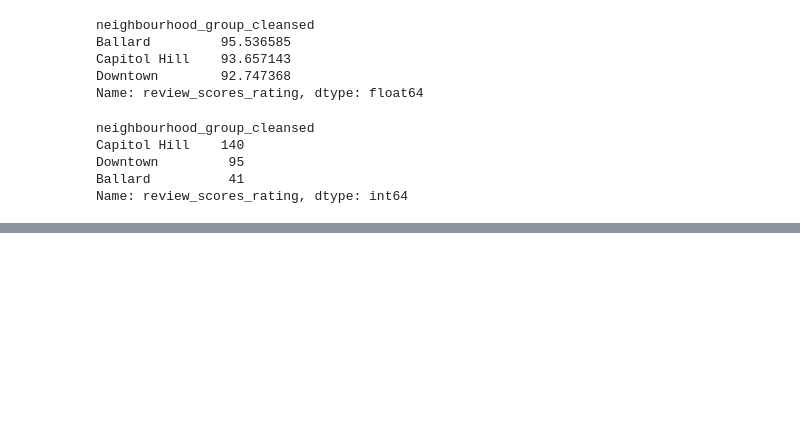
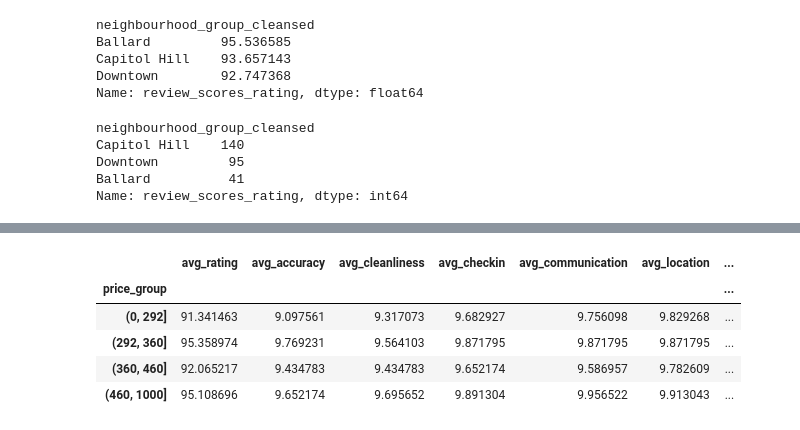
Before and after one commit to yujieguo2018/Seattle_Airbnb, a Jupyter notebook: Project_1_Seattle Airbnb.ipynb, the cells around one changed output, grey strips where cells are left out. Saved outputs shown, nothing was run; the diff lists cells and outputs as text; code cells hidden in the pictures; blank space fills up the shorter version.

```diff
--- a/Project_1_Seattle Airbnb.ipynb
+++ b/Project_1_Seattle Airbnb.ipynb
@@ -199,15 +262,16 @@ list_df4['weekend_total'].quantile([0.25,0.5,0.75])
 Name: weekend_total, dtype: float64
 # %%
+# bucket the price to quantiles
 bins = [0,292,360,460,1000]
-list_df4['price_group'] = pd.cut(list_df4['weekend_total'], bins)
+list_df5['price_group'] = pd.cut(list_df5['weekend_total'], bins)
 # %%
-avg_rating = list_df4.groupby(['price_group'])['review_scores_rating'].mean().rename('avg_rating')
-avg_accuracy = list_df4.groupby(['price_group'])['review_scores_accuracy'].mean().rename('avg_accuracy')
-avg_cleanliness = list_df4.groupby(['price_group'])['review_scores_cleanliness'].mean().rename('avg_cleanliness')
-avg_checkin = list_df4.groupby(['price_group'])['review_scores_checkin'].mean().rename('avg_checkin')
-avg_communication = list_df4.groupby(['price_group'])['review_scores_communication'].mean().rename('avg_communication')
-avg_location = list_df4.groupby(['price_group'])['review_scores_location'].mean().rename('avg_location')
-avg_value = list_df4.groupby(['price_group'])['review_scores_value'].mean().rename('avg_value')
-option_counts = list_df4.groupby(['price_group'])['review_scores_rating'].count().rename('option_counts')
+avg_rating = list_df5.groupby(['price_group'])['review_scores_rating'].mean().rename('avg_rating')
+avg_accuracy = list_df5.groupby(['price_group'])['review_scores_accuracy'].mean().rename('avg_accuracy')
+avg_cleanliness = list_df5.groupby(['price_group'])['review_scores_cleanliness'].mean().rename('avg_cleanliness')
+avg_checkin = list_df5.groupby(['price_group'])['review_scores_checkin'].mean().rename('avg_checkin')
+avg_communication = list_df5.groupby(['price_group'])['review_scores_communication'].mean().rename('avg_communication')
+avg_location = list_df5.groupby(['price_group'])['review_scores_location'].mean().rename('avg_location')
+avg_value = list_df5.groupby(['price_group'])['review_scores_value'].mean().rename('avg_value')
+option_counts = list_df5.groupby(['price_group'])['review_scores_rating'].count().rename('option_counts')
 # %%
-list_df5 = pd.concat([avg_rating,avg_accuracy,avg_cleanliness,avg_checkin,avg_communication,avg_location,avg_value,option_counts],axis=1)
+list_df6 = pd.concat([avg_rating,avg_accuracy,avg_cleanliness,avg_checkin,avg_communication,avg_location,avg_value],axis=1)
@@ -222,0 +278,9 @@ list_df5
+# %%
+list_df6
+# %% [output]
+|  | avg_rating | avg_accuracy | avg_cleanliness | avg_checkin | avg_communication | avg_location | ... |
+| price_group |  |  |  |  |  |  | ... |
+| (0, 292] | 91.341463 | 9.097561 | 9.317073 | 9.682927 | 9.756098 | 9.829268 | ... |
+| (292, 360] | 95.358974 | 9.769231 | 9.564103 | 9.871795 | 9.871795 | 9.871795 | ... |
+| (360, 460] | 92.065217 | 9.434783 | 9.434783 | 9.652174 | 9.586957 | 9.782609 | ... |
+| (460, 1000] | 95.108696 | 9.652174 | 9.695652 | 9.891304 | 9.956522 | 9.913043 | ... |
```
Also changed, not shown: parts of 23 cells of this notebook, 5 other files.
